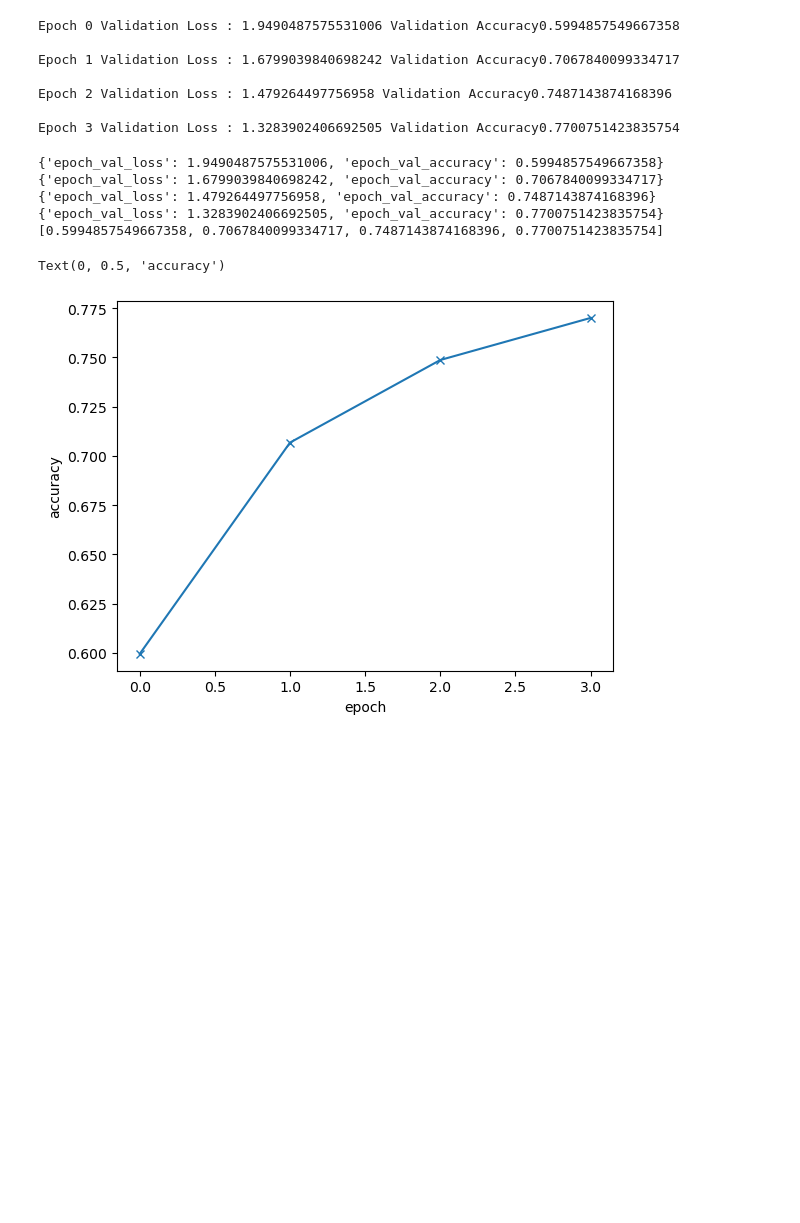
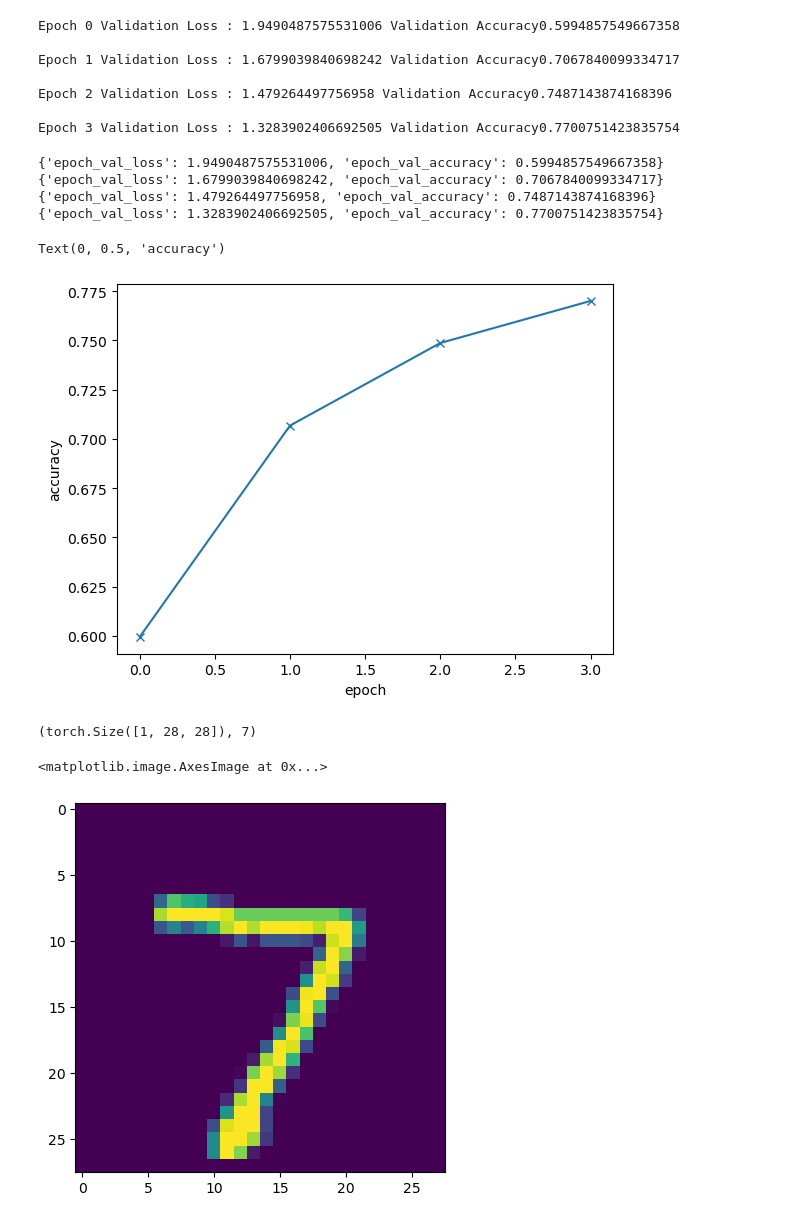
Before and after one commit to rahulkamra/machine_learning, a Jupyter notebook: Basics/Mnist.ipynb, the cells around one changed output. Saved outputs shown, nothing was run; the diff lists cells and outputs as text; code cells hidden in the pictures; blank space fills up the shorter version.

```diff
--- a/Basics/Mnist.ipynb
+++ b/Basics/Mnist.ipynb
@@ -407,7 +407,6 @@ Epoch 3 Validation Loss : 1.3283902406692505 Validation Accuracy0.77007514238357
 for each_epoch_result in history:
     print(each_epoch_result)
 accuracies = [each_epoch_result['epoch_val_accuracy']for each_epoch_result in history]
-print(accuracies)
 plt.plot(accuracies,'-x')
 plt.xlabel('epoch')
 plt.ylabel('accuracy')
@@ -416,6 +415,17 @@ plt.ylabel('accuracy')
 {'epoch_val_loss': 1.6799039840698242, 'epoch_val_accuracy': 0.7067840099334717}
 {'epoch_val_loss': 1.479264497756958, 'epoch_val_accuracy': 0.7487143874168396}
 {'epoch_val_loss': 1.3283902406692505, 'epoch_val_accuracy': 0.7700751423835754}
-[0.5994857549667358, 0.7067840099334717, 0.7487143874168396, 0.7700751423835754]
 Text(0, 0.5, 'accuracy')
 [figure]
+# %%
+test_dataset = MNIST(root='data/',train=False,transform=transforms.ToTensor())
+# %%
+image,label = test_dataset[0]
+image.shape,label
+# %% [output]
+(torch.Size([1, 28, 28]), 7)
+# %%
+plt.imshow(image[0])
+# %% [output]
+<matplotlib.image.AxesImage at 0x...>
+[figure, added]
```
Also changed, not shown: parts of 9 cells of this notebook, 1 other file.
